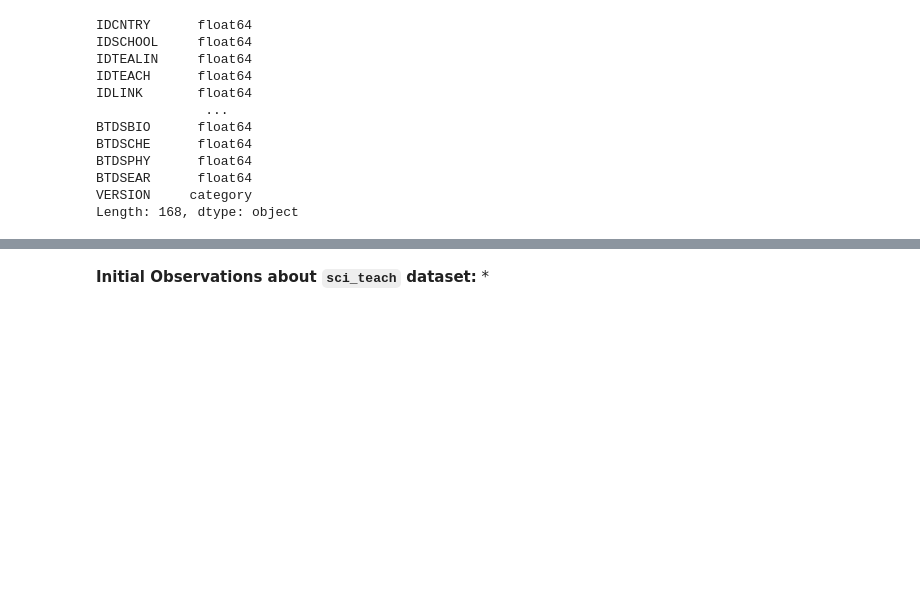
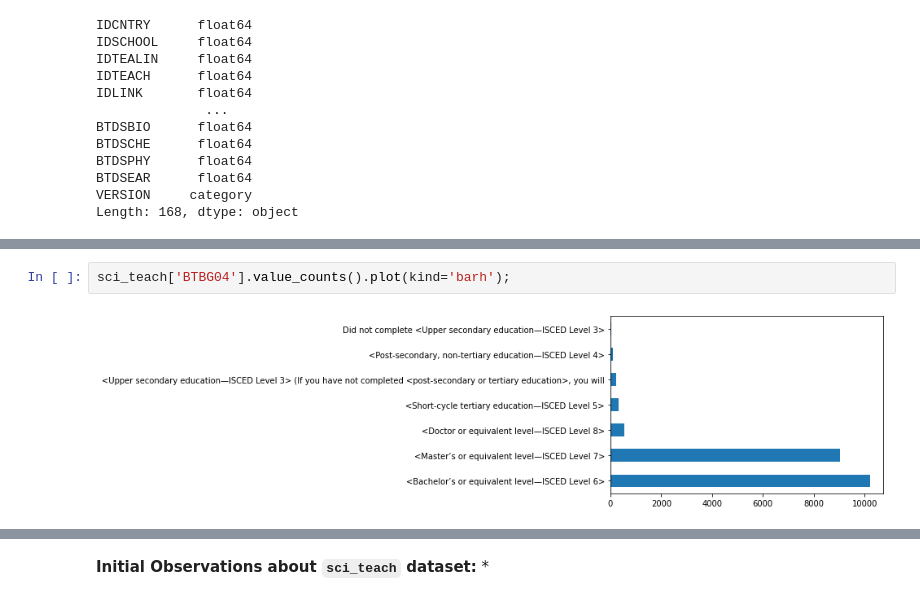
Before and after one commit to sjhaluck/TIMSS-Data-Science, a Jupyter notebook: TIMSS Exploration.ipynb, the cells around one changed output, grey strips where cells are left out. Saved outputs shown, nothing was run; the diff lists cells and outputs as text; blank space fills up the shorter version.

```diff
--- a/TIMSS Exploration.ipynb
+++ b/TIMSS Exploration.ipynb
@@ -620,3 +712,7 @@ Length: 168, dtype: object
+# %%
+sci_teach['BTBG04'].value_counts().plot(kind='barh');
+# %% [output]
+[figure, added]
 # %%
 cat_type = CategoricalDtype(categories=['Under 25', '25–29', '30–39', '40–49', '50–59', '60 or more'], ordered=True)
 sci_teach['BTBG03'] = sci_teach['BTBG03'].astype(cat_type)
```
Also changed, not shown: parts of 16 cells of this notebook.
